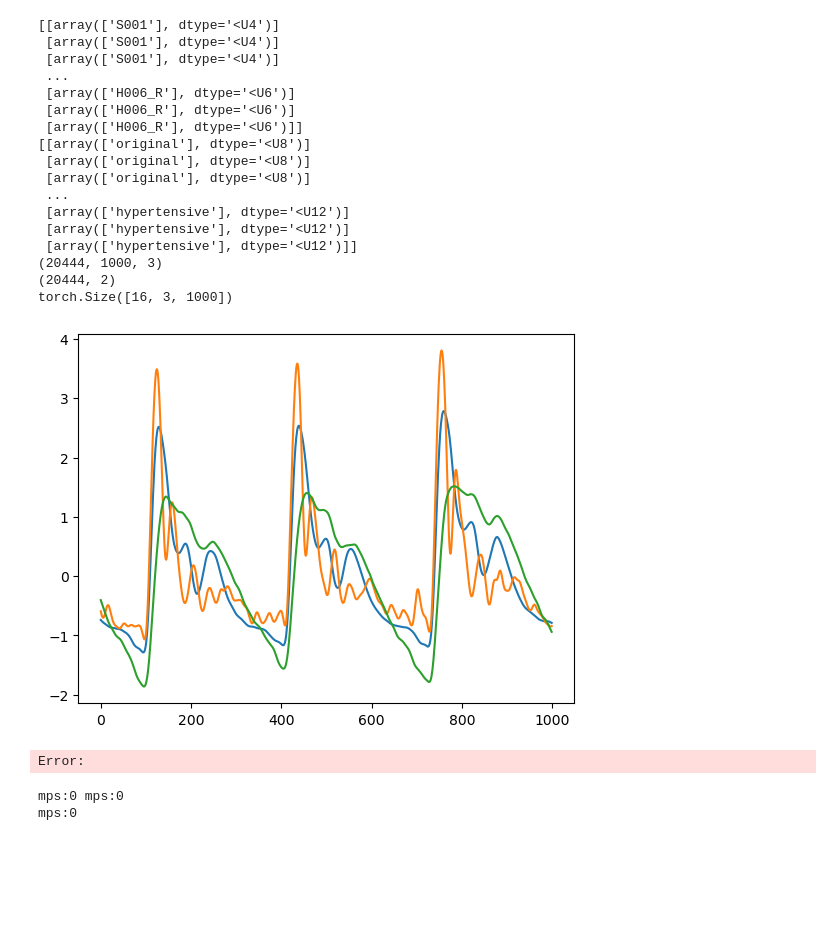
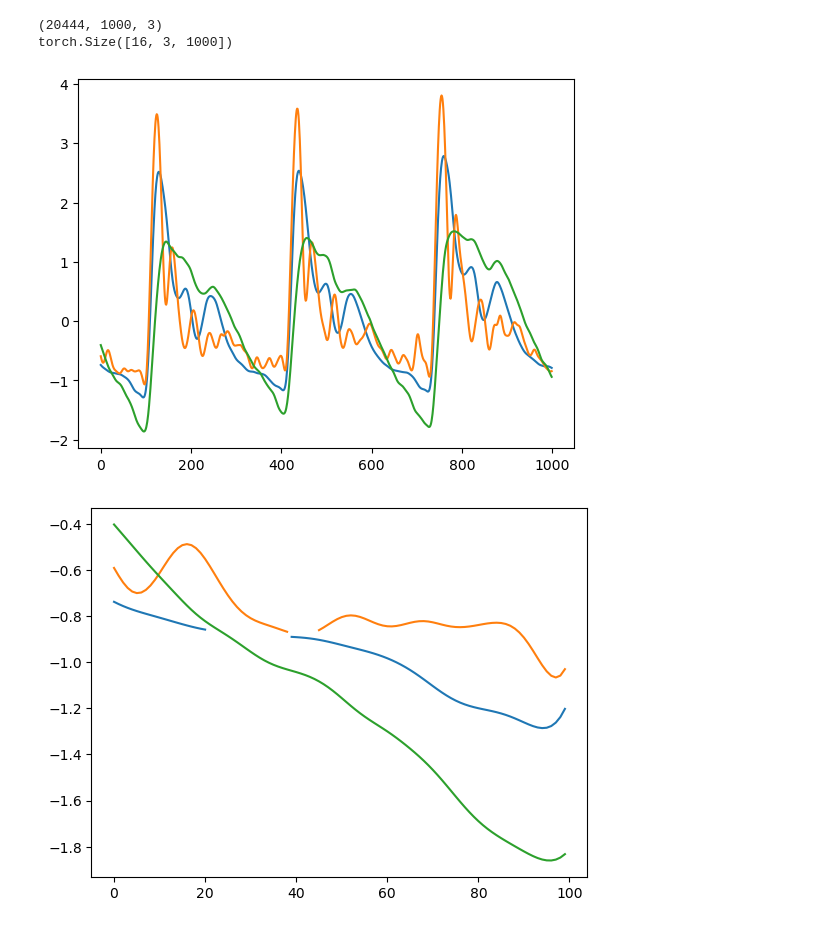
Before and after one commit to tianrui-qi/SCOS-BP, a Jupyter notebook: main.ipynb, the cells around one changed output. Cells and saved outputs as stored; diff of their text form; code cells hidden in the pictures; blank space fills up the shorter version.

```diff
--- a/main.ipynb
+++ b/main.ipynb
@@ -7,7 +7,8 @@ import numpy as np
 import matplotlib.pyplot as plt
 # %%
+icloud_path = "/Users/tianrui.qi/Library/Mobile Documents/com~apple~CloudDocs/"
 waveform = scipy.io.loadmat(
-    "/Users/tianrui.qi/Library/Mobile Documents/com~apple~CloudDocs/Research/RoblyerLab/data/waveform/raw.mat"
+    os.path.join(icloud_path, 'Research/RoblyerLab/data/waveform/raw.mat')
 )["data_store"][0, 0]
 
 x = waveform[0]
@@ -17,10 +18,10 @@ groups = waveform[3]
 repeats = waveform[4]
 conditions = waveform[5]
 
-print(subject_ids)
-print(groups)
+# print(subject_ids)
+# print(groups)
 print(x.shape)
-print(y.shape)
+# print(y.shape)
 
 x = torch.from_numpy(x[0:16]).permute(0, 2, 1).float()
 print(x.shape)
@@ -30,58 +31,16 @@ plt.plot(x[0, 1, :])
 plt.plot(x[0, 2, :])
 plt.show()
 # %% [output]
-[[array(['S001'], dtype='<U4')]
- [array(['S001'], dtype='<U4')]
- [array(['S001'], dtype='<U4')]
- ...
- [array(['H006_R'], dtype='<U6')]
- [array(['H006_R'], dtype='<U6')]
- [array(['H006_R'], dtype='<U6')]]
-[[array(['original'], dtype='<U8')]
- [array(['original'], dtype='<U8')]
- [array(['original'], dtype='<U8')]
- ...
- [array(['hypertensive'], dtype='<U12')]
- [array(['hypertensive'], dtype='<U12')]
- [array(['hypertensive'], dtype='<U12')]]
 (20444, 1000, 3)
-(20444, 2)
 torch.Size([16, 3, 1000])
 [figure]
-Error:
-# %%
-import src
-
-D = 256
-C_max = 8
-L_max = 200
-S = 40
-stride = 20
-
-tokenizer = src.model.Tokenizer(S, stride)
-collator  = src.model.Masking()
-embedding = src.model.Embedding(D, S, C_max, L_max).train().to(device="mps")
-transfomer = src.model.Transformer(D, 4, D//32, D*4).train().to(device="mps")
-
-x = x.to(device="mps")
-
-channel_idx = torch.arange(
-    x.shape[1], device=x.device
-)[None, :].repeat(x.shape[0], 1)
-print(x.device, channel_idx.device)
-
-tokens = tokenizer(x)
-print(tokens.device)
-mlm_mask, mlm_mode, mlm_rand = collator(tokens)
-print(mlm_mask.device, mlm_mode.device, mlm_rand.device)
-embd_input = embedding(tokens, channel_idx, mlm_mask, mlm_mode, mlm_rand)
-print(embd_input.device)
-embd_input = embd_input.reshape(
-    (embd_input.shape[0], embd_input.shape[1]*embd_input.shape[2], D)
-)
-print(embd_input.device)
-representation = transfomer(embd_input)
-print(representation.device)
-# %% [output]
-mps:0 mps:0
-mps:0
+# %%
+x[0, 0, 21:39] = float('nan')
+x[0, 1, 39:45] = float('nan')
+# plot x
+plt.plot(x[0, 0, :100])
+plt.plot(x[0, 1, :100])
+plt.plot(x[0, 2, :100])
+plt.show()
+# %% [output]
+[figure, added]
```
Also changed, not shown: parts of 2 cells of this notebook, 3 other files.
